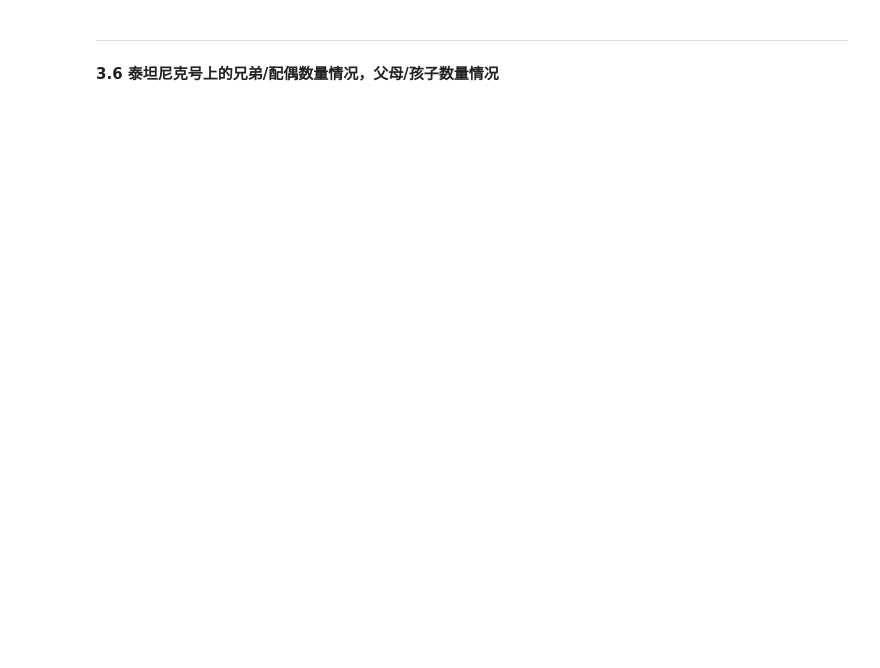
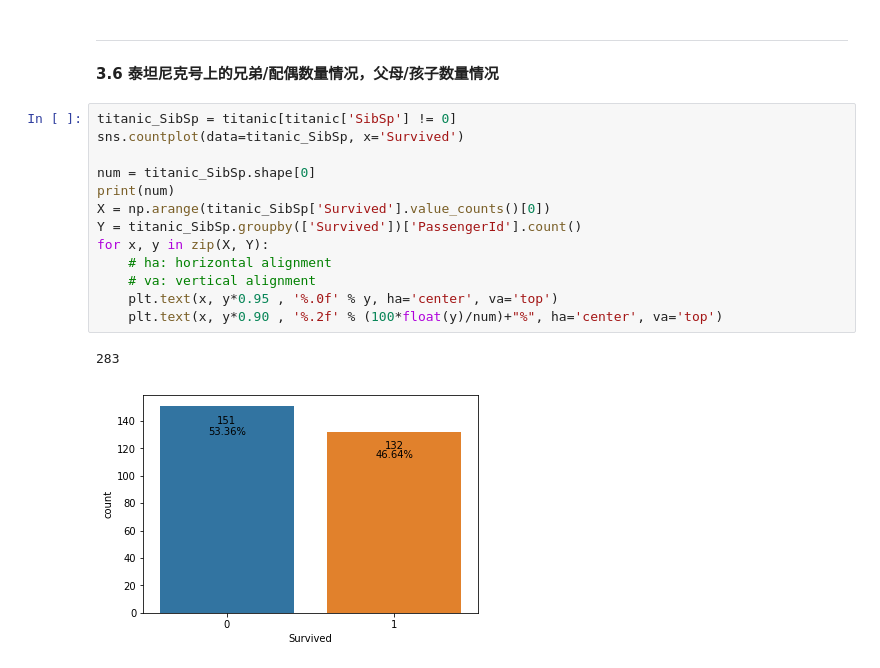
Before and after one commit to LYleonard/DataAnalysis, a Jupyter notebook: Statistics/ExploringDataSet/Explore_Titanic_Data.ipynb, the cells around one changed output. Cells and saved outputs as stored; diff of their text form; blank space fills up the shorter version.

```diff
--- a/Statistics/ExploringDataSet/Explore_Titanic_Data.ipynb
+++ b/Statistics/ExploringDataSet/Explore_Titanic_Data.ipynb
@@ -265,3 +283,19 @@ num_surv_by_Cab.plot.barh()
 # %% [markdown]
 ---
 **3.6 泰坦尼克号上的兄弟/配偶数量情况，父母/孩子数量情况**
+# %%
+titanic_SibSp = titanic[titanic['SibSp'] != 0]
+sns.countplot(data=titanic_SibSp, x='Survived')
+
+num = titanic_SibSp.shape[0]
+print(num)
+X = np.arange(titanic_SibSp['Survived'].value_counts()[0])
+Y = titanic_SibSp.groupby(['Survived'])['PassengerId'].count()
+for x, y in zip(X, Y):
+    # ha: horizontal alignment
+    # va: vertical alignment
+    plt.text(x, y*0.95 , '%.0f' % y, ha='center', va='top')
+    plt.text(x, y*0.90 , '%.2f' % (100*float(y)/num)+"%", ha='center', va='top')
+# %% [output]
+283
+[figure, added]
```
Also changed, not shown: parts of 7 cells of this notebook, 2 other files.
